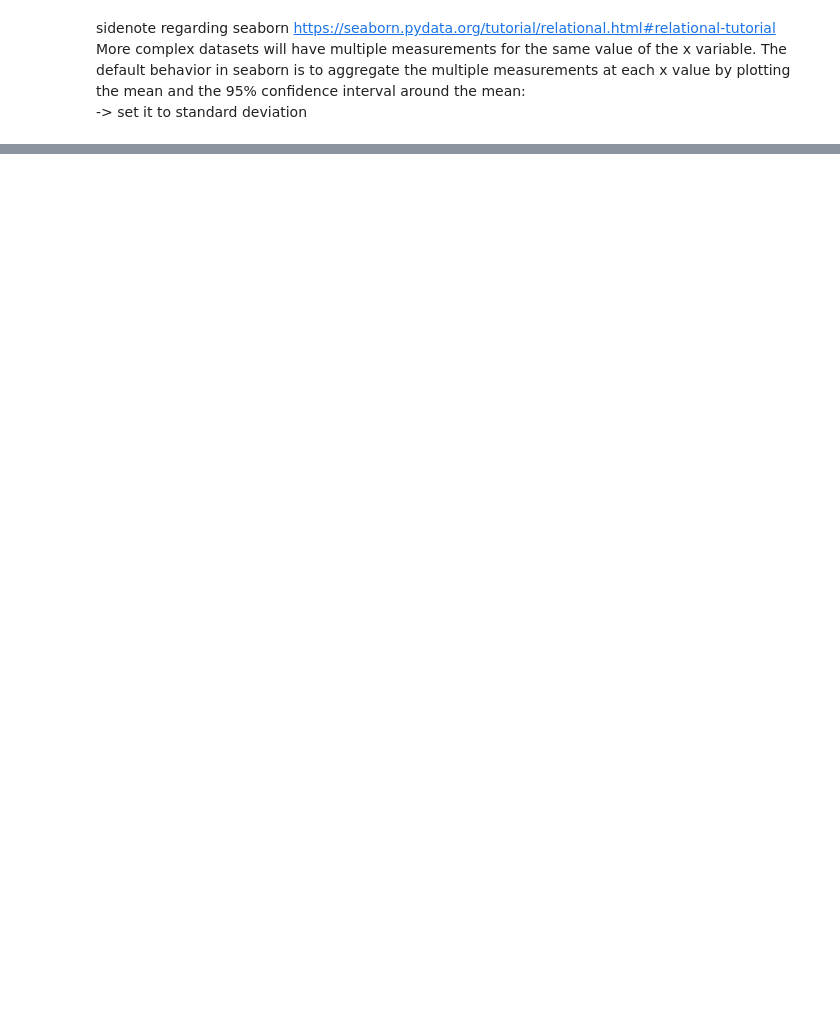
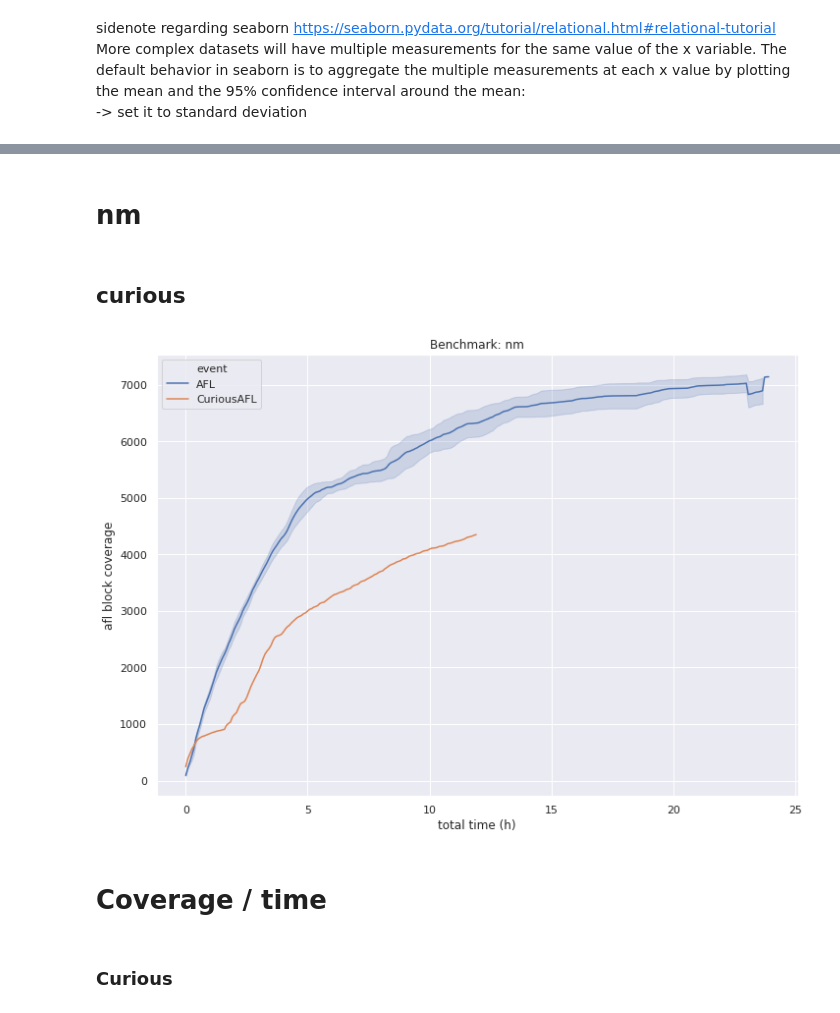
Before and after one commit to ackdav/CuriousAFL, a Jupyter notebook: Notebooks/24hRunsGraph.ipynb, the cells around one changed output, grey strips where cells are left out. Saved outputs shown, nothing was run; the diff lists cells and outputs as text; code cells hidden in the pictures; blank space fills up the shorter version.

```diff
--- a/Notebooks/24hRunsGraph.ipynb
+++ b/Notebooks/24hRunsGraph.ipynb
@@ -79,0 +82,2 @@ plt.savefig('./'+exec_name+'24h.png', dpi = 200)
+# %% [markdown]
+# nm
@@ -79,0 +100,29 @@ plt.savefig('./'+exec_name+'24h.png', dpi = 200)
+# %%
+dffinal['event'] = 'AFL'
+# %% [markdown]
+## curious
+# %%
+curiouspath = '/home/david/Documents/gits/fuzztestbench/nmnew/'
+# %%
+df = pd.read_csv(curiouspath+'/afl_out/plot_data')
+df['date'] = pd.to_datetime(df['# unix_time'],unit='s')
+df['delta_time'] = df['date']-df['date'][0]
+df = df.set_index('delta_time').resample('5T').mean().dropna().reset_index()
+df = df[['delta_time', ' paths_total']]
+df = df.rename(columns={' paths_total': 'cur_path'})
+df['cur_path'] =df['cur_path'].ffill()
+# %%
+df['event'] = 'CuriousAFL'
+dffinal = dffinal.append(df)
+dffinal['delta_time'] = dffinal['delta_time'].dt.total_seconds() / 3600
+# %%
+ax = sns.lineplot(x="delta_time", y="cur_path", hue='event', ci=60,data=dffinal)
+ax.set(xlabel='total time (h)', ylabel='afl block coverage')
+
+plt.legend()
+plt.title('Benchmark: ' + exec_name)
+plt.savefig('./'+exec_name+'24h.png', dpi = 200)
+# %% [output]
+[figure, added]
+# %% [markdown]
+# Coverage / time
@@ -79,0 +156,2 @@ plt.savefig('./'+exec_name+'24h.png', dpi = 200)
+# %% [markdown]
+### Curious
```
Also changed, not shown: parts of 34 cells of this notebook, 13 other files.
